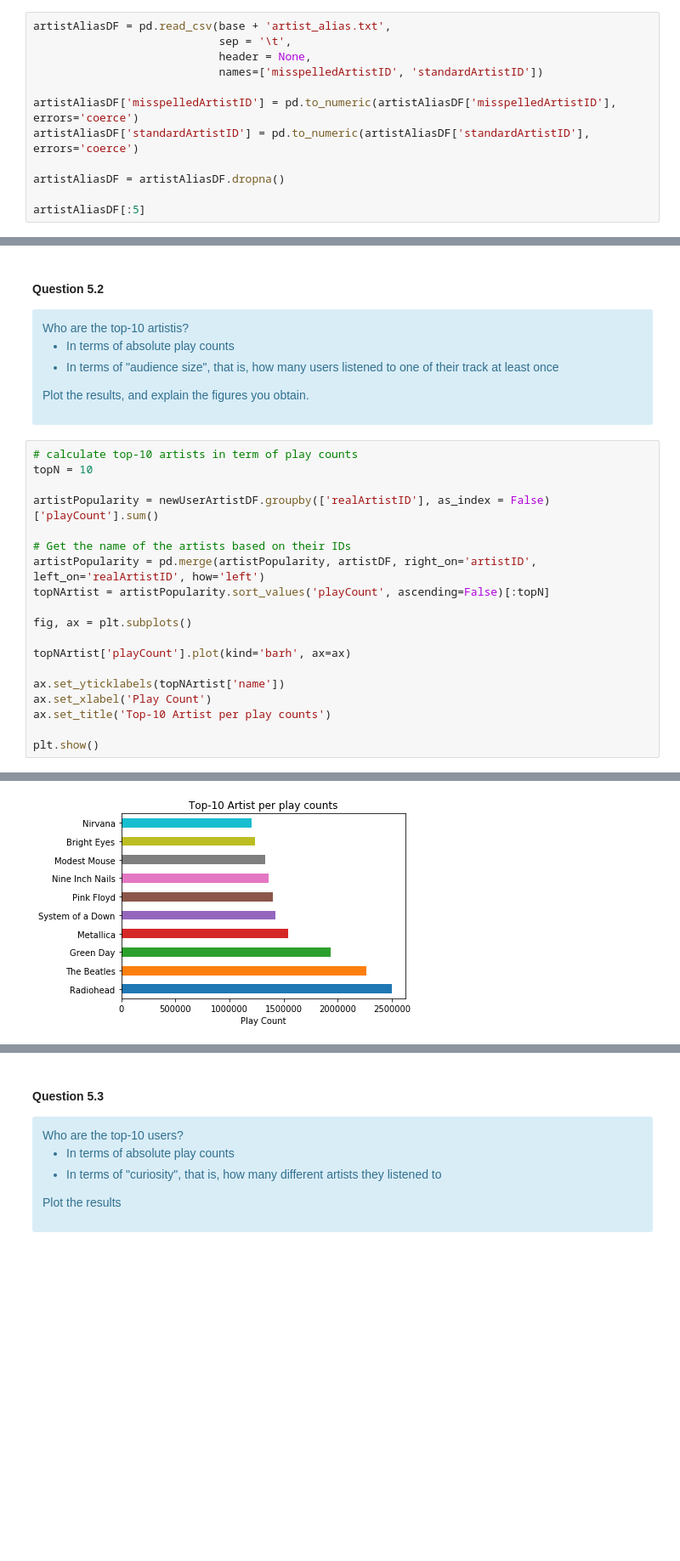
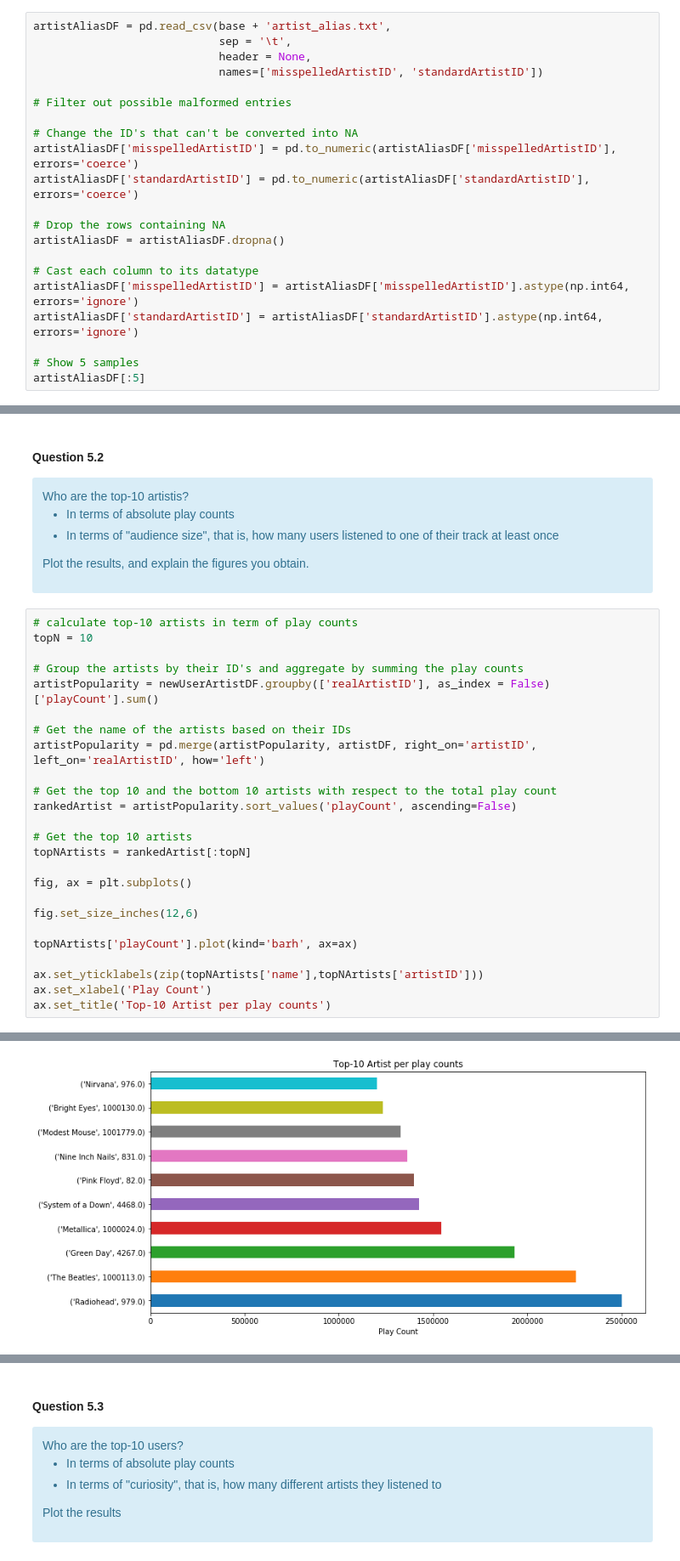
Before and after one commit to kandakji/Implicit-Feedback-Music-Recommender-System, a Jupyter notebook: RecSys-public.ipynb, the cells around one changed output, grey strips where cells are left out. Shown at 85% size. Saved outputs shown, nothing was run; the diff lists cells and outputs as text; blank space fills up the shorter version.

```diff
--- a/RecSys-public.ipynb
+++ b/RecSys-public.ipynb
@@ -396,11 +482,20 @@ artistAliasDF = pd.read_csv(base + 'artist_alias.txt',
                             header = None,
                             names=['misspelledArtistID', 'standardArtistID'])
 
+# Filter out possible malformed entries
+
+# Change the ID's that can't be converted into NA
 artistAliasDF['misspelledArtistID'] = pd.to_numeric(artistAliasDF['misspelledArtistID'], errors='coerce')
 artistAliasDF['standardArtistID'] = pd.to_numeric(artistAliasDF['standardArtistID'], errors='coerce')
 
+# Drop the rows containing NA
 artistAliasDF = artistAliasDF.dropna()
 
+# Cast each column to its datatype
+artistAliasDF['misspelledArtistID'] = artistAliasDF['misspelledArtistID'].astype(np.int64, errors='ignore')
+artistAliasDF['standardArtistID'] = artistAliasDF['standardArtistID'].astype(np.int64, errors='ignore')
+
+# Show 5 samples
 artistAliasDF[:5]
 # %% [output]
 |  | misspelledArtistID | standardArtistID |
@@ -492,19 +608,25 @@ Plot the results, and explain the figures you obtain.
 # calculate top-10 artists in term of play counts
 topN = 10
 
+# Group the artists by their ID's and aggregate by summing the play counts
 artistPopularity = newUserArtistDF.groupby(['realArtistID'], as_index = False)['playCount'].sum()
 
 # Get the name of the artists based on their IDs
 artistPopularity = pd.merge(artistPopularity, artistDF, right_on='artistID', left_on='realArtistID', how='left')
-topNArtist = artistPopularity.sort_values('playCount', ascending=False)[:topN]
+
+# Get the top 10 and the bottom 10 artists with respect to the total play count
+rankedArtist = artistPopularity.sort_values('playCount', ascending=False)
+
+# Get the top 10 artists
+topNArtists = rankedArtist[:topN]
 
 fig, ax = plt.subplots()
 
-topNArtist['playCount'].plot(kind='barh', ax=ax)
+fig.set_size_inches(12,6)
 
-ax.set_yticklabels(topNArtist['name'])
+topNArtists['playCount'].plot(kind='barh', ax=ax)
+
+ax.set_yticklabels(zip(topNArtists['name'],topNArtists['artistID']))
 ax.set_xlabel('Play Count')
 ax.set_title('Top-10 Artist per play counts')
-
-plt.show()
 # %% [output]
@@ -511 +634 @@ plt.show()
-[figure, old version]
+[figure, new version]
```
Also changed, not shown: parts of 31 cells of this notebook.
